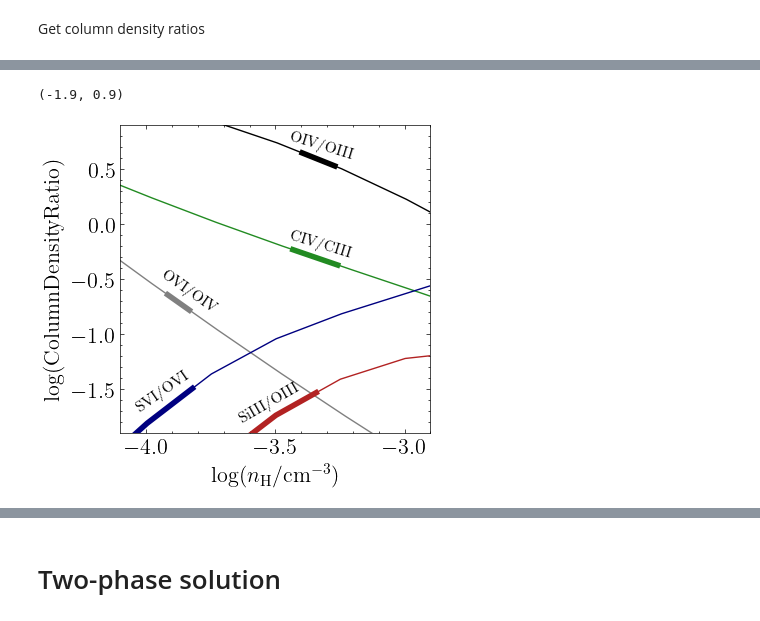
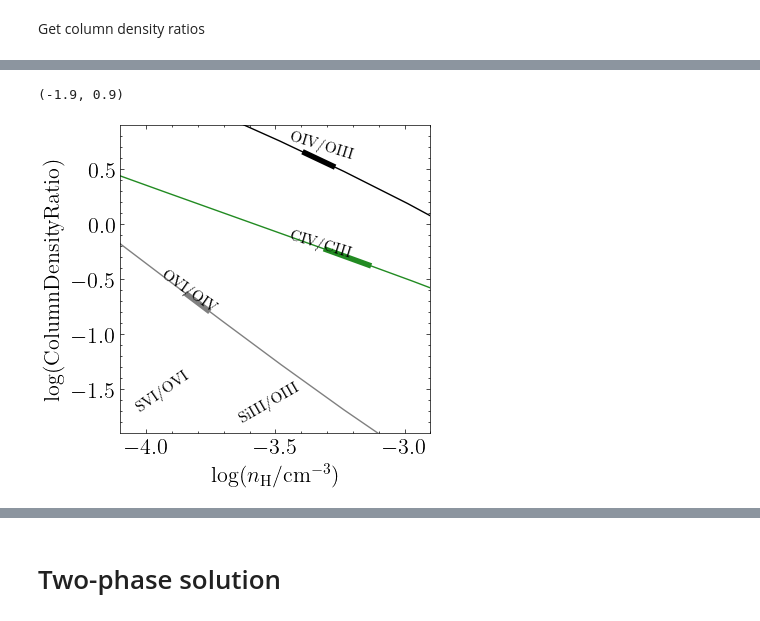
Before and after one commit to suyashk12/cgm_science, a Jupyter notebook: cloudy_fit/z=0.67_PIE_fit.ipynb, the cells around one changed output, grey strips where cells are left out. Drawn from its saved outputs; the diff is of its cells as text; code cells hidden in the pictures.

```diff
--- a/cloudy_fit/z=0.67_PIE_fit.ipynb
+++ b/cloudy_fit/z=0.67_PIE_fit.ipynb
@@ -143,25 +143,25 @@ gen_logN_ratio_str(logN_dict['SVI'], logN_dict['CIII'])
 logN_ratio_dict = {'OIV/OIII': '0.58, -0.05, 0.07',
                    'OVI/OIV': '-0.72, -0.06, 0.08',
                    'CIV/CIII': '-0.30, -0.07, 0.07',
-                   'SiIII/OIII': '<-1.53, 0.14',
-                   'SVI/OVI': '<-1.49, 0.14'
+                   #'SiIII/OIII': '<-1.53, 0.14',
+                   #'SVI/OVI': '<-1.49, 0.14'
                   }
 # %%
 fig, ax = plt.subplots(1, figsize=(4,4))
 
-plot_logN_ratio(ax, species_logN_interp, logN_ratio_dict, label=False, log_metals_ref=-3.0,  colors=['black','grey','forestgreen','firebrick','navy'])
+plot_logN_ratio(ax, species_logN_interp, logN_ratio_dict, label=False, log_metals_ref=-1.0,  colors=['black','grey','forestgreen','firebrick','navy'])
 ax.text(-3.45, -0.3, 'CIV/CIII', fontsize=11, rotation=-17)
 ax.text(-3.45, 0.6, 'OIV/OIII', fontsize=11, rotation=-17)
 ax.text(-3.95, -0.8, 'OVI/OIV', fontsize=11, rotation=-35)
 
 ax.text(-4.05, -1.7, 'SVI/OVI', fontsize=11, rotation=35)
 ax.text(-3.65, -1.8, 'SiIII/OIII', fontsize=11, rotation=30)
 
 ax.set_xlim(-4.1, -2.9)
 ax.set_ylim(-1.9, 0.9)
 # %% [output]
 (-1.9, 0.9)
-[figure, old version]
+[figure, new version]
 # %%
 fig, axes = plt.subplots(2, 1, figsize=(3.5,3.5*2))
 
```
Also changed, not shown: parts of 3 cells of this notebook, 7 other files.
